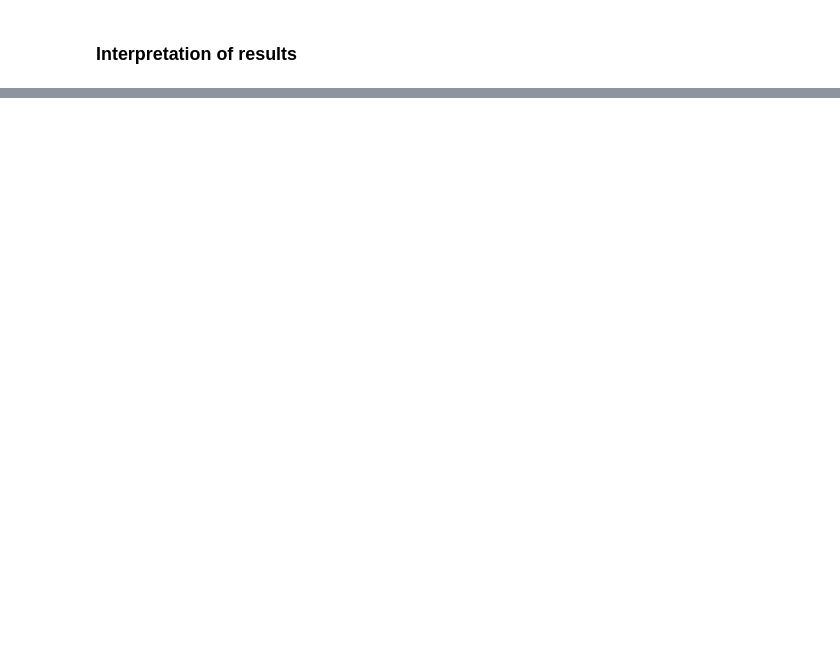
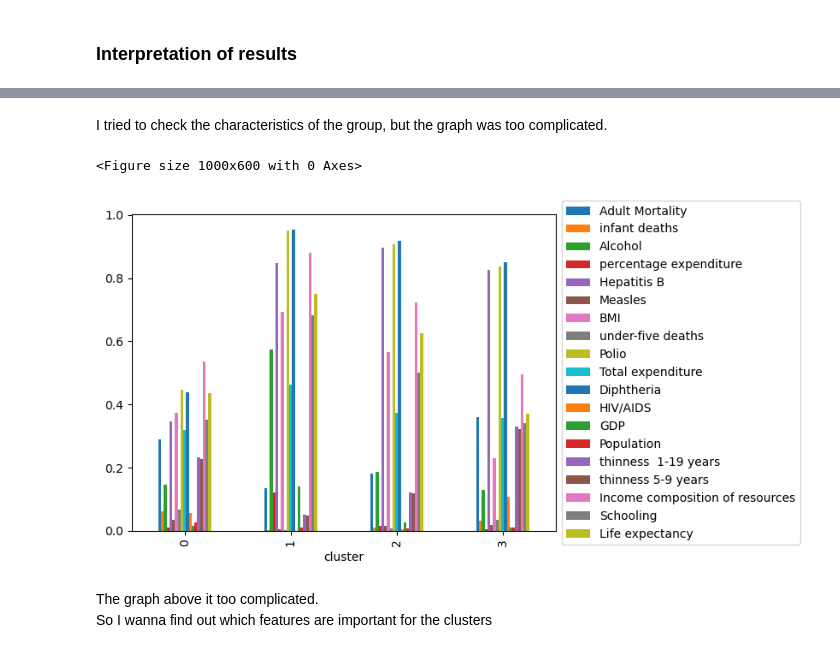
Before and after one commit to Pippeloo/DataScience-Paper, a Jupyter notebook: P2-Deliverable/K-MeanClustering/K-MeanClustering.ipynb, the cells around one changed output, grey strips where cells are left out. Saved outputs shown, nothing was run; the diff lists cells and outputs as text; code cells hidden in the pictures; blank space fills up the shorter version.

Commit message:
Clustering Done-!

```diff
--- a/P2-Deliverable/K-MeanClustering/K-MeanClustering.ipynb
+++ b/P2-Deliverable/K-MeanClustering/K-MeanClustering.ipynb
@@ -157,2 +169,6 @@ plt.show()
 # %% [markdown]
 ### Interpretation of results
+# %%
+df_scaled = pd.DataFrame(data = scaled_data, columns = input_data.columns)
+df_scaled['cluster'] = cluster_labels
+groups = df_scaled.iloc[:, :].groupby('cluster').mean()
@@ -158,0 +184,15 @@ plt.show()
+# %% [markdown]
+I tried to check the characteristics of the group, but the graph was too complicated.
+# %%
+import matplotlib.pyplot as plt
+
+plt.figure(figsize=(10,6))
+groups.plot(kind = 'bar')
+plt.legend(loc='center left', bbox_to_anchor=(1, 0.5))  # bbox_to_anchor를 사용하여 범례 위치 설정
+plt.show()
+# %% [output]
+<Figure size 1000x600 with 0 Axes>
+[figure, added]
+# %% [markdown]
+The graph above it too complicated.
+So I wanna find out which features are important for the clusters
```
Also changed, not shown: parts of 20 cells of this notebook.
